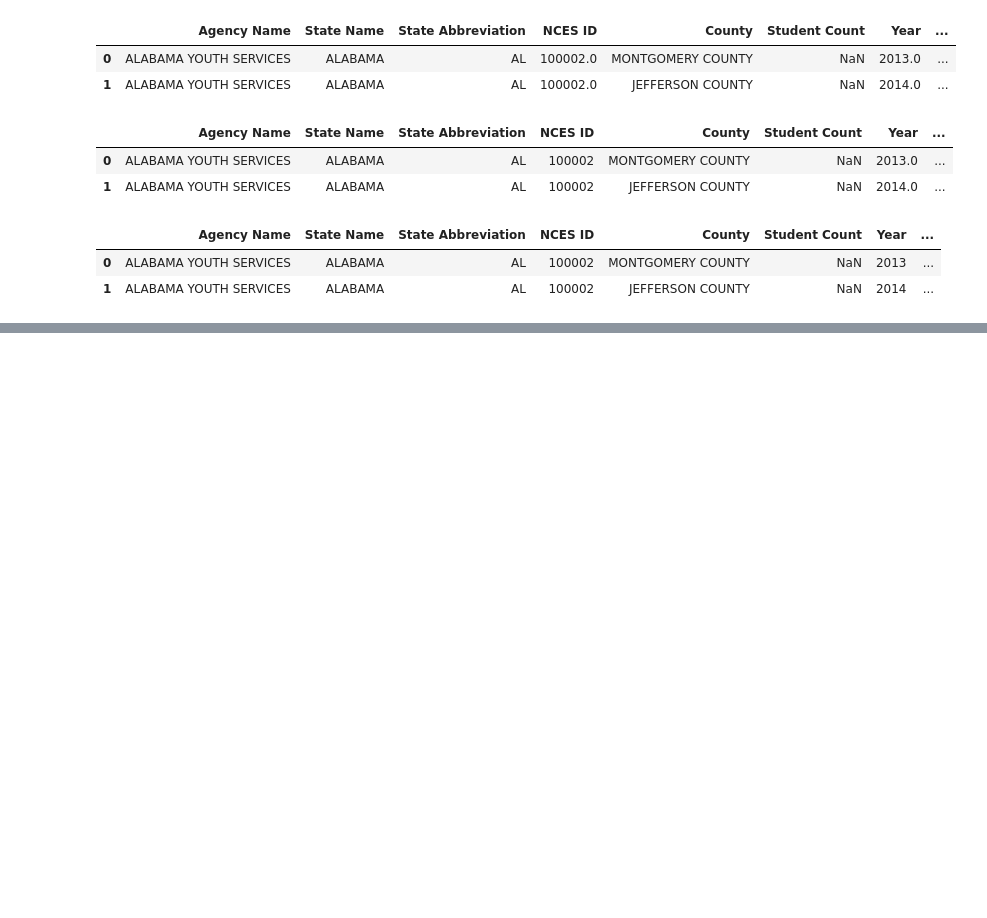
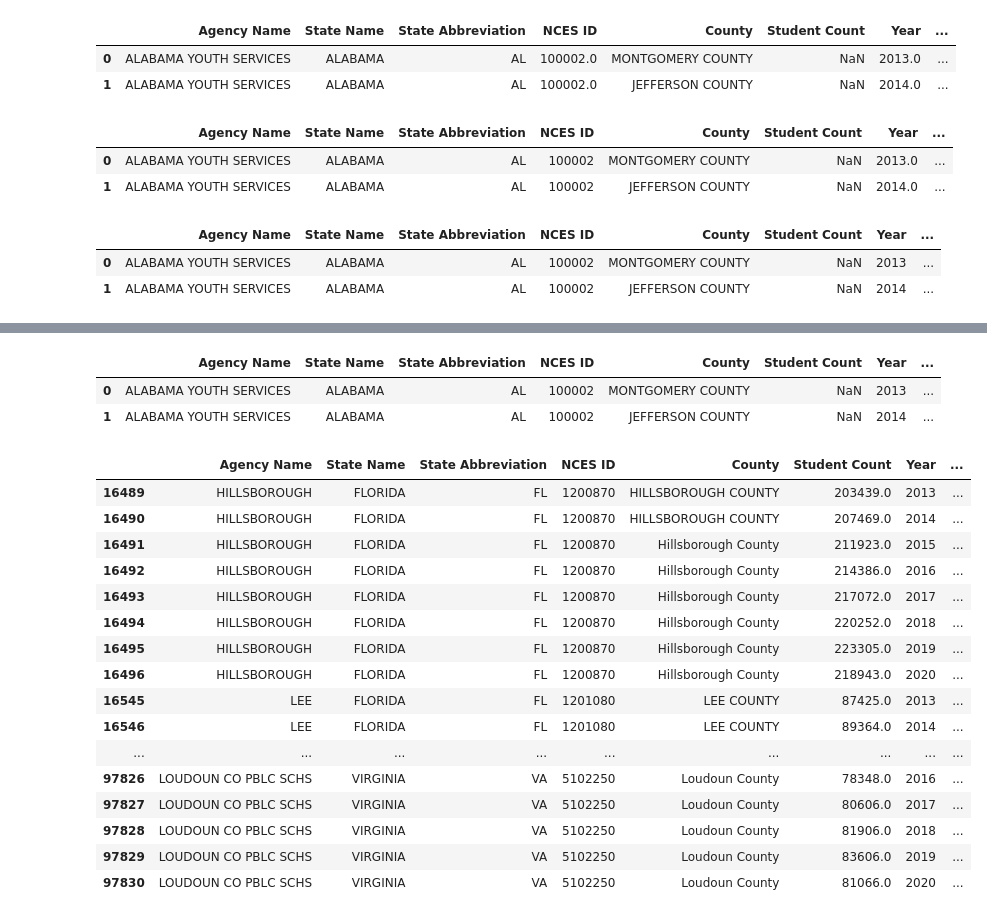
Before and after one commit to caitbrown12/NSS_Capstone, a Jupyter notebook: notebook/NCES_Enrollment_Data_2.ipynb, the cells around one changed output, grey strips where cells are left out. Saved outputs shown, nothing was run; the diff lists cells and outputs as text; code cells hidden in the pictures; blank space fills up the shorter version.

```diff
--- a/notebook/NCES_Enrollment_Data_2.ipynb
+++ b/notebook/NCES_Enrollment_Data_2.ipynb
@@ -234,3 +234,6 @@ data.head(2)
 |  | Agency Name | State Name | State Abbreviation | NCES ID | County | Student Count | Year | ... |
 | 0 | ALABAMA YOUTH SERVICES | ALABAMA | AL | 100002 | MONTGOMERY COUNTY | NaN | 2013 | ... |
 | 1 | ALABAMA YOUTH SERVICES | ALABAMA | AL | 100002 | JEFFERSON COUNTY | NaN | 2014 | ... |
+# %%
+data['ZIP Code'] = data['ZIP Code'].astype(str).str.replace('.0', '', regex=False)
+data.head(2)
@@ -281,3 +284,31 @@ nbatlgrnd = data.loc[data['2020 Battleground State'] == 'No']
 # %%
 #data.nlargest(25, 'Net Enrollment Change', keep='last')
 #returns all 8 occurrences for each district even with the keep parameter - may need to pull list from other notebook and just create a subset df
+# %%
+data['Net Enrollment Change'] = data['Net Enrollment Change'].astype(str).str.replace('.0', '', regex=False)
+data.head(2)
+# %% [output]
+|  | Agency Name | State Name | State Abbreviation | NCES ID | County | Student Count | Year | ... |
+| 0 | ALABAMA YOUTH SERVICES | ALABAMA | AL | 100002 | MONTGOMERY COUNTY | NaN | 2013 | ... |
+| 1 | ALABAMA YOUTH SERVICES | ALABAMA | AL | 100002 | JEFFERSON COUNTY | NaN | 2014 | ... |
+# %%
+topenrollmentgrowth1 = data.loc[data['Net Enrollment Change'].isin(['17440', '16963', '15504', '12725', '11997', '10967', '10507', '10461', '10436', '10307', '9554', '9440', '9269', '9016', '8907', '8825', '8251', '7502', '7293', '7211', '7197', '6886', '6510', '6433', '6268'])]
+topenrollmentgrowth1
+# %% [output]
+|  | Agency Name | State Name | State Abbreviation | NCES ID | County | Student Count | Year | ... |
+| 16489 | HILLSBOROUGH | FLORIDA | FL | 1200870 | HILLSBOROUGH COUNTY | 203439.0 | 2013 | ... |
+| 16490 | HILLSBOROUGH | FLORIDA | FL | 1200870 | HILLSBOROUGH COUNTY | 207469.0 | 2014 | ... |
+| 16491 | HILLSBOROUGH | FLORIDA | FL | 1200870 | Hillsborough County | 211923.0 | 2015 | ... |
+| 16492 | HILLSBOROUGH | FLORIDA | FL | 1200870 | Hillsborough County | 214386.0 | 2016 | ... |
+| 16493 | HILLSBOROUGH | FLORIDA | FL | 1200870 | Hillsborough County | 217072.0 | 2017 | ... |
+| 16494 | HILLSBOROUGH | FLORIDA | FL | 1200870 | Hillsborough County | 220252.0 | 2018 | ... |
+| 16495 | HILLSBOROUGH | FLORIDA | FL | 1200870 | Hillsborough County | 223305.0 | 2019 | ... |
+| 16496 | HILLSBOROUGH | FLORIDA | FL | 1200870 | Hillsborough County | 218943.0 | 2020 | ... |
+| 16545 | LEE | FLORIDA | FL | 1201080 | LEE COUNTY | 87425.0 | 2013 | ... |
+| 16546 | LEE | FLORIDA | FL | 1201080 | LEE COUNTY | 89364.0 | 2014 | ... |
+| ... | ... | ... | ... | ... | ... | ... | ... | ... |
+| 97826 | LOUDOUN CO PBLC SCHS | VIRGINIA | VA | 5102250 | Loudoun County | 78348.0 | 2016 | ... |
+| 97827 | LOUDOUN CO PBLC SCHS | VIRGINIA | VA | 5102250 | Loudoun County | 80606.0 | 2017 | ... |
+| 97828 | LOUDOUN CO PBLC SCHS | VIRGINIA | VA | 5102250 | Loudoun County | 81906.0 | 2018 | ... |
+| 97829 | LOUDOUN CO PBLC SCHS | VIRGINIA | VA | 5102250 | Loudoun County | 83606.0 | 2019 | ... |
+| 97830 | LOUDOUN CO PBLC SCHS | VIRGINIA | VA | 5102250 | Loudoun County | 81066.0 | 2020 | ... |
```
Also changed, not shown: parts of 40 cells of this notebook.
